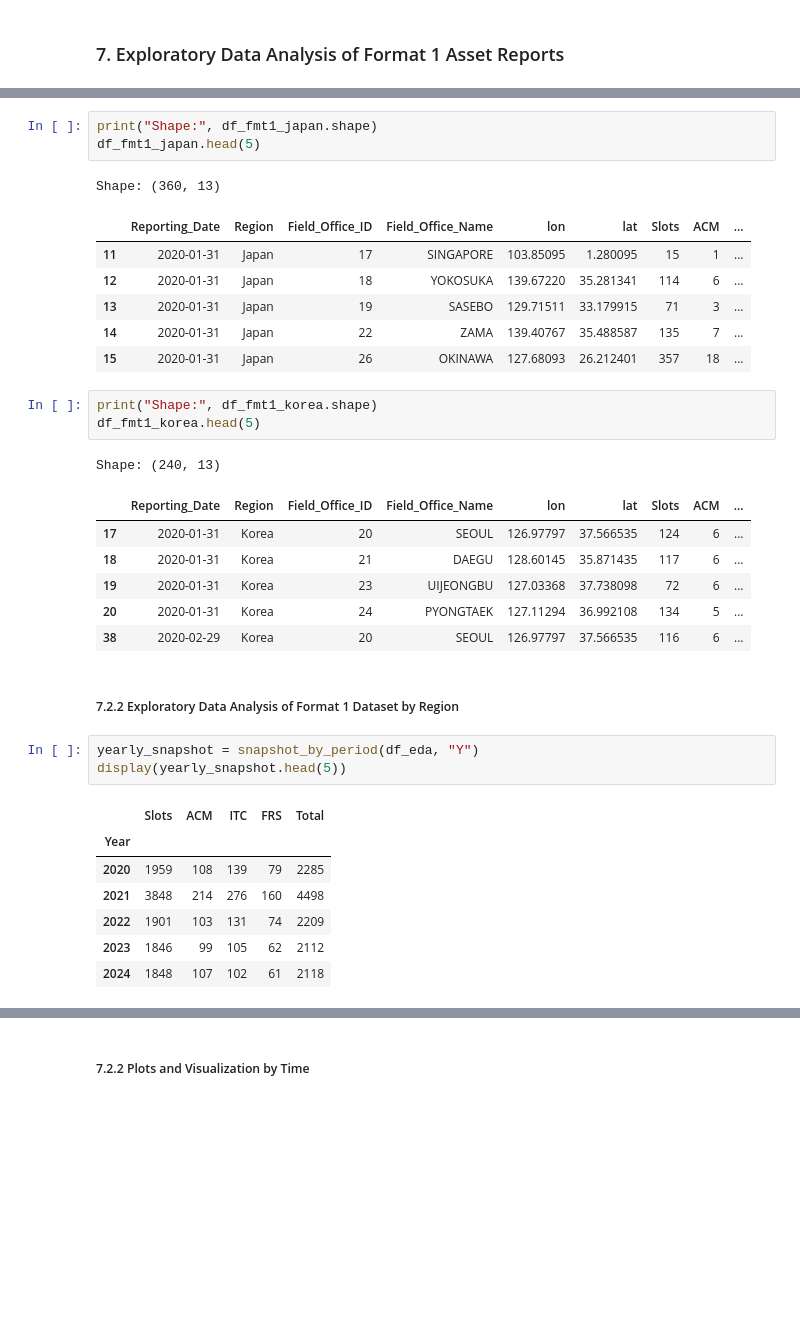
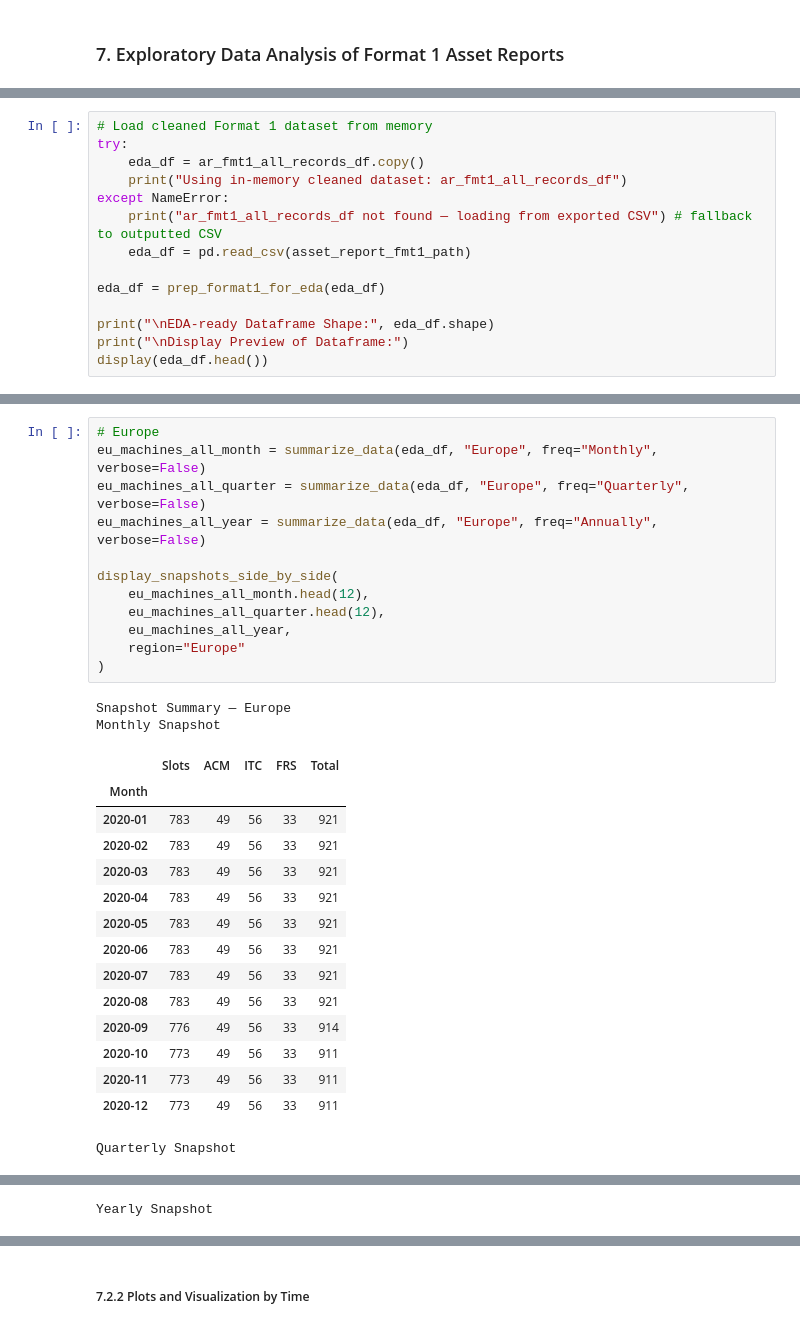
Before and after one commit to pinhaopan/muckrock-liberation, a Jupyter notebook: fa25-team-a/asset_reports.ipynb, the cells around one changed output, grey strips where cells are left out. Saved outputs shown, nothing was run; the diff lists cells and outputs as text; blank space fills up the shorter version.

```diff
--- a/fa25-team-a/asset_reports.ipynb
+++ b/fa25-team-a/asset_reports.ipynb
@@ -988,0 +948,14 @@ Shape: (1260, 11)
+# %%
+# Load cleaned Format 1 dataset from memory
+try:
+    eda_df = ar_fmt1_all_records_df.copy()
+    print("Using in-memory cleaned dataset: ar_fmt1_all_records_df")
+except NameError:
+    print("ar_fmt1_all_records_df not found — loading from exported CSV") # fallback to outputted CSV
+    eda_df = pd.read_csv(asset_report_fmt1_path)
+
+eda_df = prep_format1_for_eda(eda_df)
+
+print("\nEDA-ready Dataframe Shape:", eda_df.shape)
+print("\nDisplay Preview of Dataframe:")
+display(eda_df.head())
@@ -1008,35 +976,30 @@ Shape: (660, 13)
-# %%
-print("Shape:", df_fmt1_japan.shape)
-df_fmt1_japan.head(5)
-# %% [output]
-Shape: (360, 13)
-|  | Reporting_Date | Region | Field_Office_ID | Field_Office_Name | lon | lat | Slots | ACM | ... |
-| 11 | 2020-01-31 | Japan | 17 | SINGAPORE | 103.85095 | 1.280095 | 15 | 1 | ... |
-| 12 | 2020-01-31 | Japan | 18 | YOKOSUKA | 139.67220 | 35.281341 | 114 | 6 | ... |
-| 13 | 2020-01-31 | Japan | 19 | SASEBO | 129.71511 | 33.179915 | 71 | 3 | ... |
-| 14 | 2020-01-31 | Japan | 22 | ZAMA | 139.40767 | 35.488587 | 135 | 7 | ... |
-| 15 | 2020-01-31 | Japan | 26 | OKINAWA | 127.68093 | 26.212401 | 357 | 18 | ... |
-# %%
-print("Shape:", df_fmt1_korea.shape)
-df_fmt1_korea.head(5)
-# %% [output]
-Shape: (240, 13)
-|  | Reporting_Date | Region | Field_Office_ID | Field_Office_Name | lon | lat | Slots | ACM | ... |
-| 17 | 2020-01-31 | Korea | 20 | SEOUL | 126.97797 | 37.566535 | 124 | 6 | ... |
-| 18 | 2020-01-31 | Korea | 21 | DAEGU | 128.60145 | 35.871435 | 117 | 6 | ... |
-| 19 | 2020-01-31 | Korea | 23 | UIJEONGBU | 127.03368 | 37.738098 | 72 | 6 | ... |
-| 20 | 2020-01-31 | Korea | 24 | PYONGTAEK | 127.11294 | 36.992108 | 134 | 5 | ... |
-| 38 | 2020-02-29 | Korea | 20 | SEOUL | 126.97797 | 37.566535 | 116 | 6 | ... |
-# %% [markdown]
-##### 7.2.2 Exploratory Data Analysis of Format 1 Dataset by Region
 # %%
-yearly_snapshot = snapshot_by_period(df_eda, "Y")
-display(yearly_snapshot.head(5))
+# Europe
+eu_machines_all_month = summarize_data(eda_df, "Europe", freq="Monthly", verbose=False)
+eu_machines_all_quarter = summarize_data(eda_df, "Europe", freq="Quarterly", verbose=False)
+eu_machines_all_year = summarize_data(eda_df, "Europe", freq="Annually", verbose=False)
+
+display_snapshots_side_by_side(
+    eu_machines_all_month.head(12),
+    eu_machines_all_quarter.head(12),
+    eu_machines_all_year,
+    region="Europe"
+)
 # %% [output]
+Snapshot Summary — Europe
+Monthly Snapshot
 |  | Slots | ACM | ITC | FRS | Total |
-| Year |  |  |  |  |  |
-| 2020 | 1959 | 108 | 139 | 79 | 2285 |
-| 2021 | 3848 | 214 | 276 | 160 | 4498 |
-| 2022 | 1901 | 103 | 131 | 74 | 2209 |
-| 2023 | 1846 | 99 | 105 | 62 | 2112 |
-| 2024 | 1848 | 107 | 102 | 61 | 2118 |
+| Month |  |  |  |  |  |
+| 2020-01 | 783 | 49 | 56 | 33 | 921 |
+| 2020-02 | 783 | 49 | 56 | 33 | 921 |
+| 2020-03 | 783 | 49 | 56 | 33 | 921 |
+| 2020-04 | 783 | 49 | 56 | 33 | 921 |
+| 2020-05 | 783 | 49 | 56 | 33 | 921 |
+| 2020-06 | 783 | 49 | 56 | 33 | 921 |
+| 2020-07 | 783 | 49 | 56 | 33 | 921 |
+| 2020-08 | 783 | 49 | 56 | 33 | 921 |
+| 2020-09 | 776 | 49 | 56 | 33 | 914 |
+| 2020-10 | 773 | 49 | 56 | 33 | 911 |
+| 2020-11 | 773 | 49 | 56 | 33 | 911 |
+| 2020-12 | 773 | 49 | 56 | 33 | 911 |
+Quarterly Snapshot
@@ -1042,0 +1020 @@ display(yearly_snapshot.head(5))
+Yearly Snapshot
```
Also changed, not shown: parts of 38 cells of this notebook.
